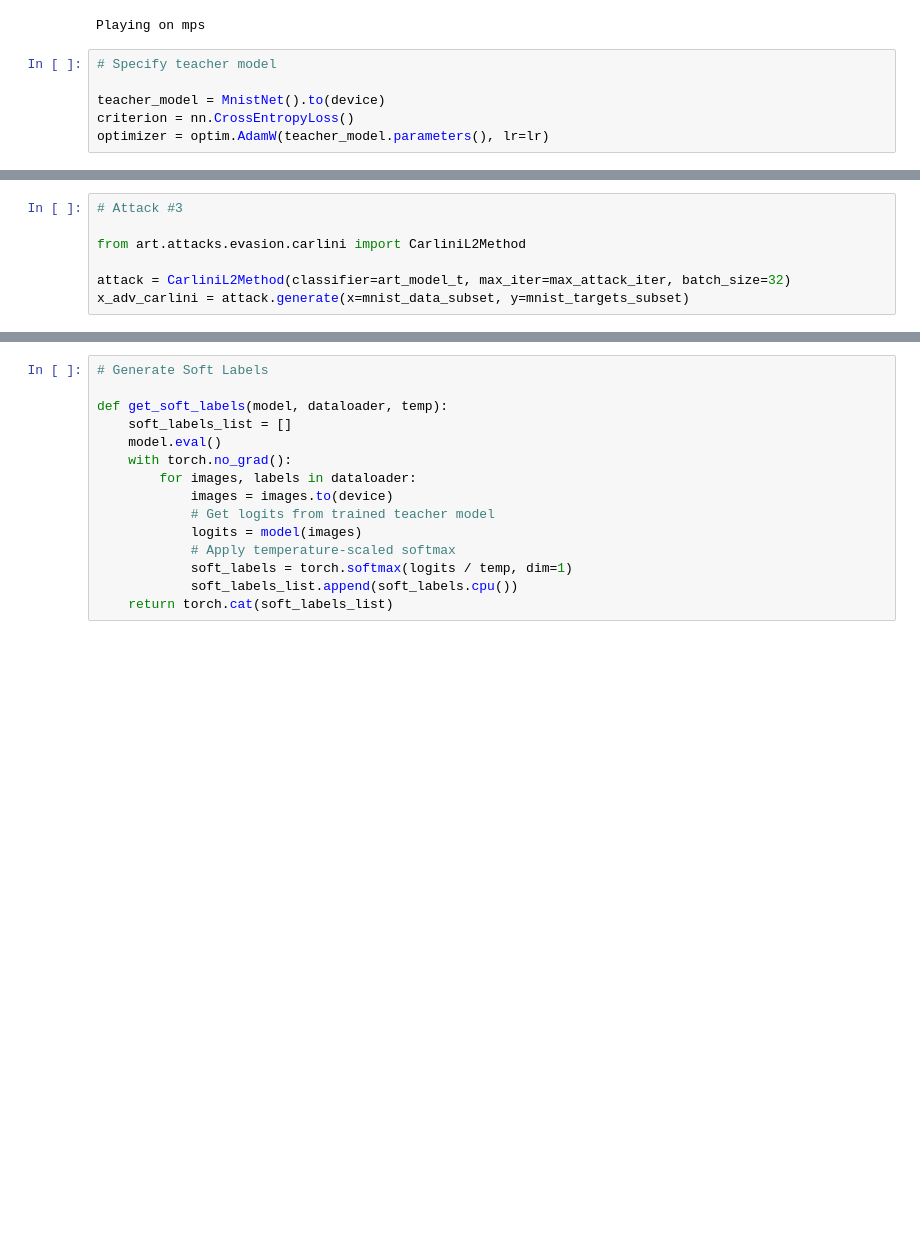
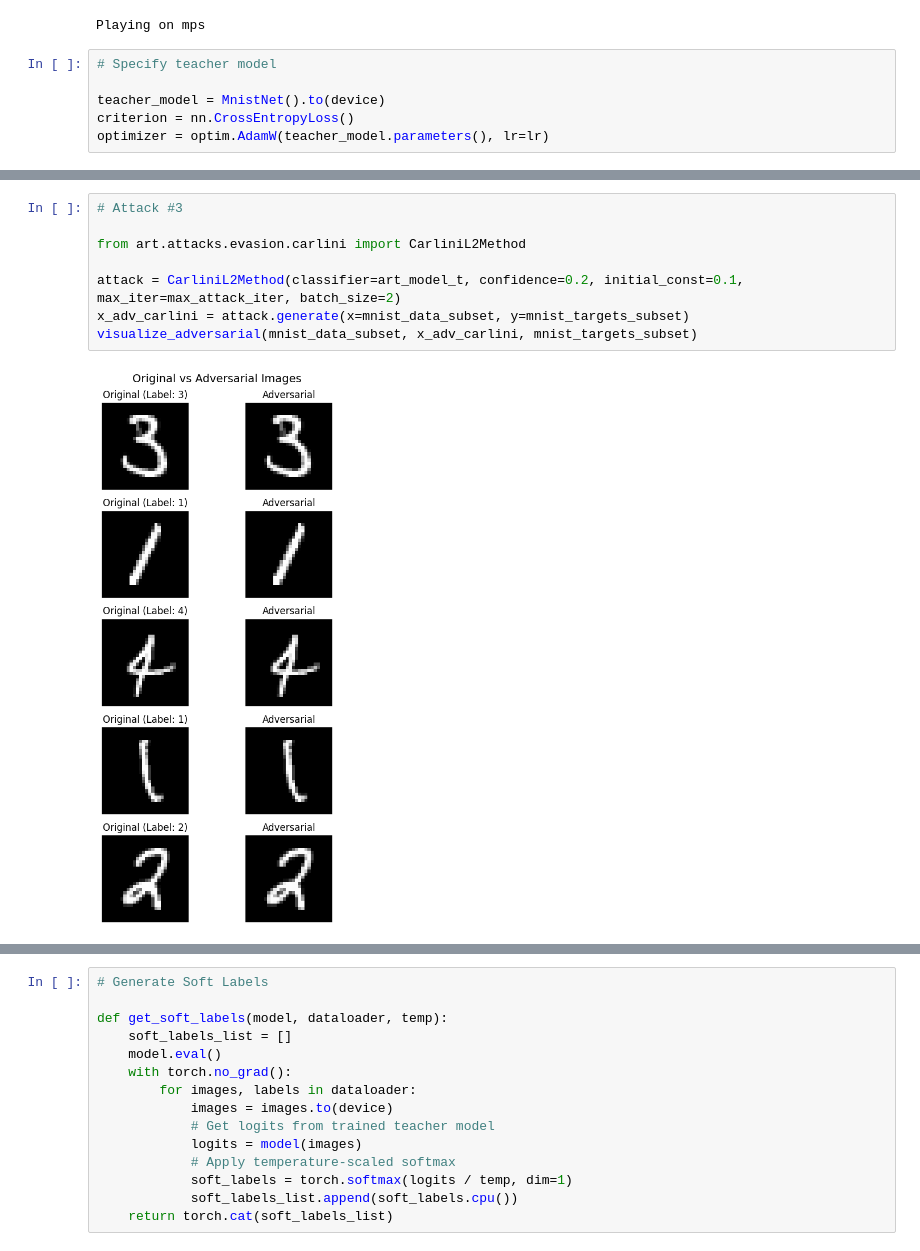
Before and after one commit to DeLnlyMthrLvr/Distillation_experiments, a Jupyter notebook: notebooks/attacks.ipynb, the cells around one changed output, grey strips where cells are left out. Drawn from its saved outputs; the diff is of its cells as text; blank space fills up the shorter version.

```diff
--- a/notebooks/attacks.ipynb
+++ b/notebooks/attacks.ipynb
@@ -204,7 +264,10 @@ x_adv_deepfool = attack.generate(x=mnist_data_subset, y=mnist_targets_subset)
 # %%
 # Attack #3
 
 from art.attacks.evasion.carlini import CarliniL2Method
 
-attack = CarliniL2Method(classifier=art_model_t, max_iter=max_attack_iter, batch_size=32)
+attack = CarliniL2Method(classifier=art_model_t, confidence=0.2, initial_const=0.1, max_iter=max_attack_iter, batch_size=2)
 x_adv_carlini = attack.generate(x=mnist_data_subset, y=mnist_targets_subset)
+visualize_adversarial(mnist_data_subset, x_adv_carlini, mnist_targets_subset)
+# %% [output]
+[figure, added]
```
Also changed, not shown: parts of 22 cells of this notebook.
